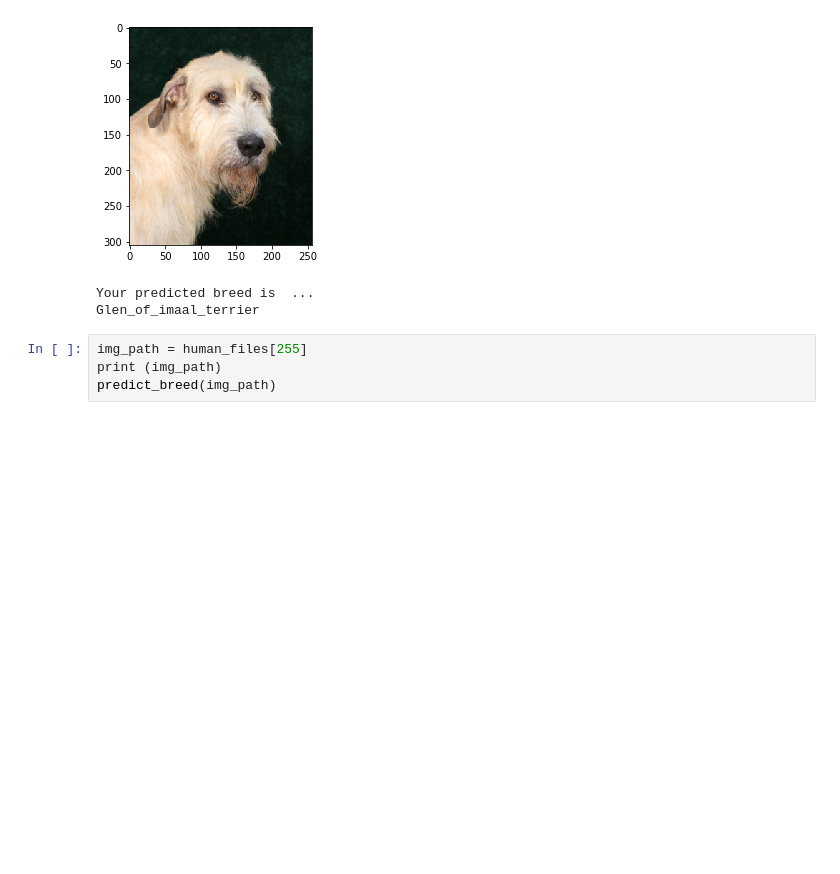
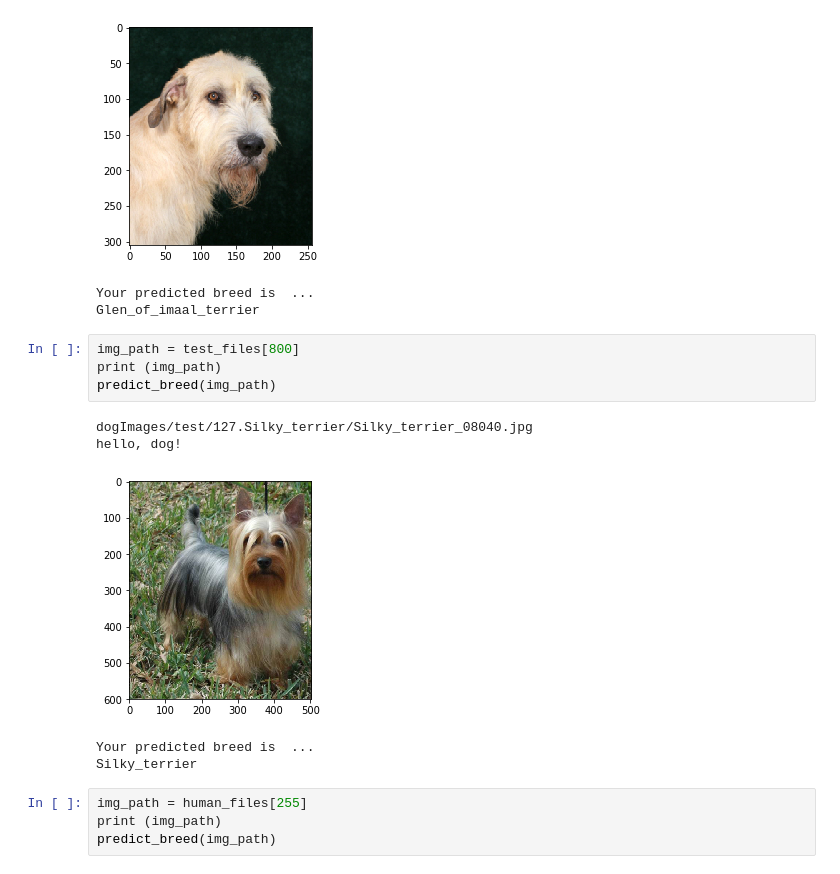
Before and after one commit to mprilucik/dog-project, a Jupyter notebook: dog_app.ipynb, the cells around one changed output. Saved outputs shown, nothing was run; the diff lists cells and outputs as text; blank space fills up the shorter version.

```diff
--- a/dog_app.ipynb
+++ b/dog_app.ipynb
@@ -776,6 +786,16 @@ hello, dog!
 [figure]
 Your predicted breed is  ...
 Glen_of_imaal_terrier
+# %%
+img_path = test_files[800]
+print (img_path)
+predict_breed(img_path)
+# %% [output]
+dogImages/test/127.Silky_terrier/Silky_terrier_08040.jpg
+hello, dog!
+[figure, added]
+Your predicted breed is  ...
+Silky_terrier
 # %%
 img_path = human_files[255]
 print (img_path)
```
Also changed, not shown: parts of 18 cells of this notebook, 2 other files.
